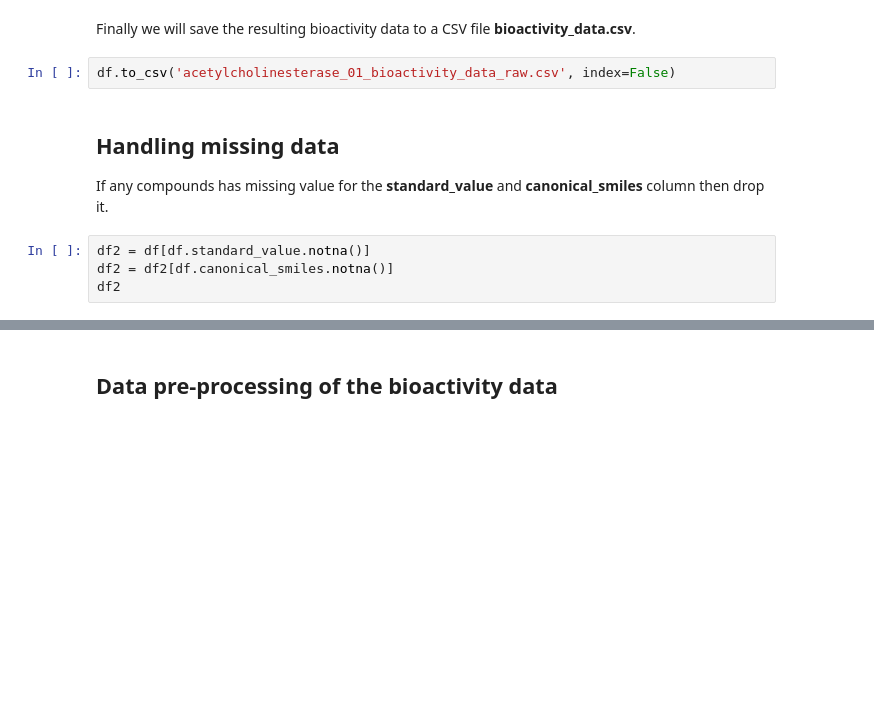
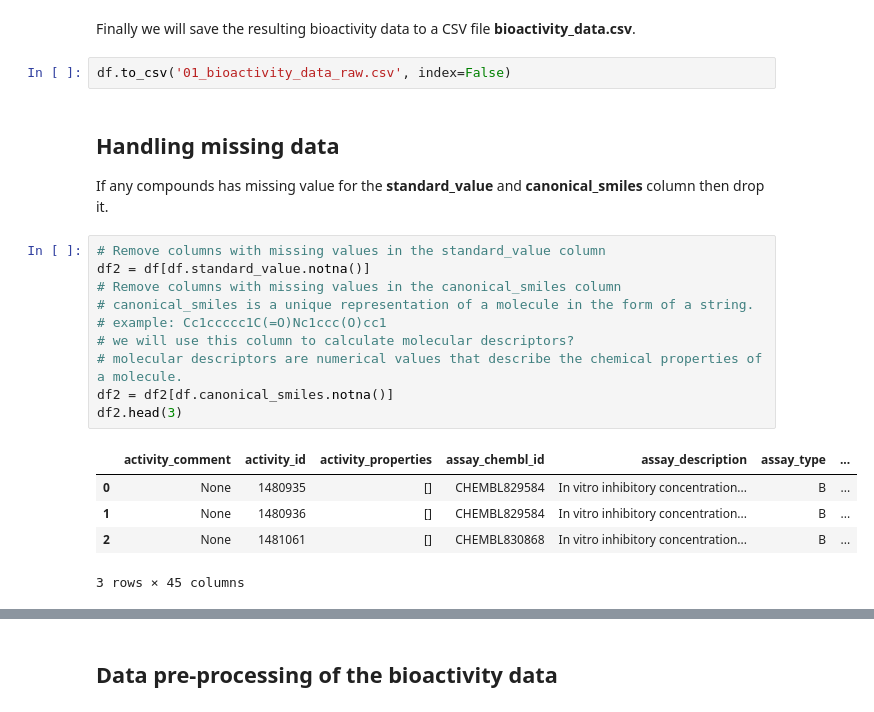
Before and after one commit to aradar46/DrugDiscovery, a Jupyter notebook: CDD_ML_Part_01.ipynb, the cells around one changed output, grey strips where cells are left out. Drawn from its saved outputs; the diff is of its cells as text; blank space fills up the shorter version.

```diff
--- a/CDD_ML_Part_01.ipynb
+++ b/CDD_ML_Part_01.ipynb
@@ -104,13 +99,25 @@ df
 # %% [markdown]
 Finally we will save the resulting bioactivity data to a CSV file **bioactivity_data.csv**.
 # %%
-df.to_csv('acetylcholinesterase_01_bioactivity_data_raw.csv', index=False)
+df.to_csv('01_bioactivity_data_raw.csv', index=False)
 # %% [markdown]
 ## **Handling missing data**
 If any compounds has missing value for the **standard_value** and **canonical_smiles** column then drop it.
-# %%
-df2 = df[df.standard_value.notna()]
-df2 = df2[df.canonical_smiles.notna()]
-df2
+# %%
+# Remove columns with missing values in the standard_value column
+df2 = df[df.standard_value.notna()]
+# Remove columns with missing values in the canonical_smiles column
+# canonical_smiles is a unique representation of a molecule in the form of a string.
+# example: Cc1ccccc1C(=O)Nc1ccc(O)cc1
+# we will use this column to calculate molecular descriptors?
+# molecular descriptors are numerical values that describe the chemical properties of a molecule.
+df2 = df2[df.canonical_smiles.notna()]
+df2.head(3)
+# %% [output]
+|  | activity_comment | activity_id | activity_properties | assay_chembl_id | assay_description | assay_type | ... |
+| 0 | None | 1480935 | [] | CHEMBL829584 | In vitro inhibitory concentration... | B | ... |
+| 1 | None | 1480936 | [] | CHEMBL829584 | In vitro inhibitory concentration... | B | ... |
+| 2 | None | 1481061 | [] | CHEMBL830868 | In vitro inhibitory concentration... | B | ... |
+3 rows × 45 columns
 # %%
 len(df2.canonical_smiles.unique())
```
Also changed, not shown: parts of 29 cells of this notebook, 4 other files.
